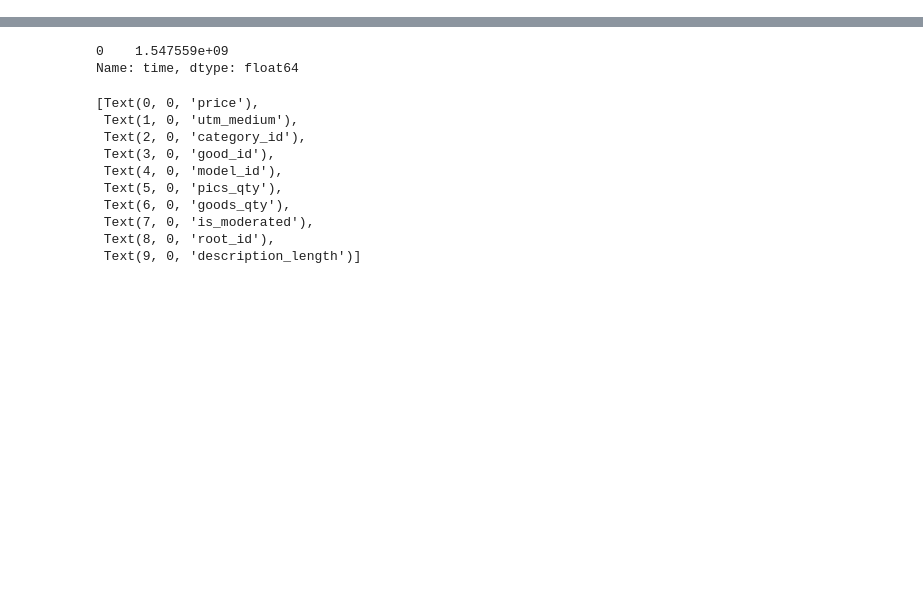
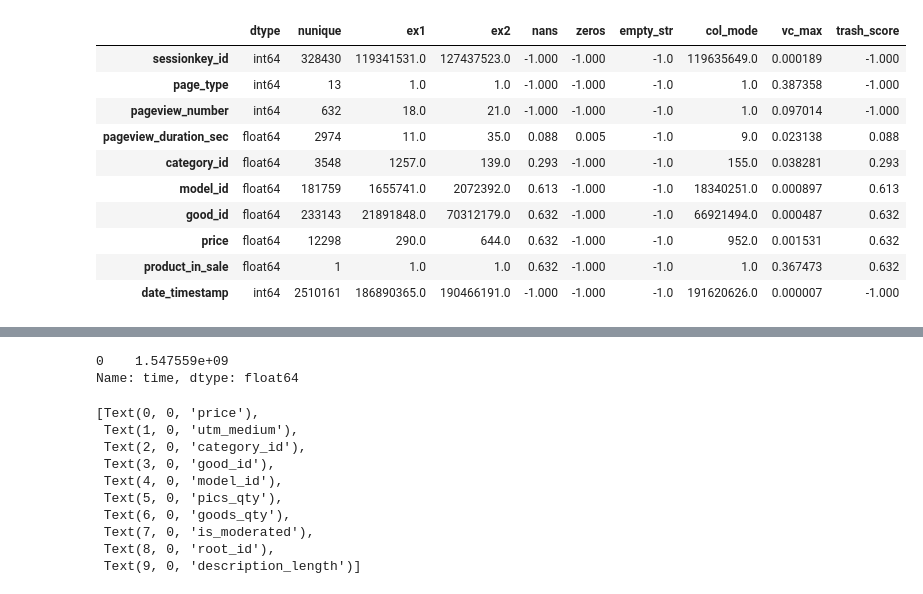
Before and after one commit to Nesterov-BA/aimasters, a Jupyter notebook: 1sem/ML1/homeworks/hw4/hw4.ipynb, the cells around one changed output, grey strips where cells are left out. Saved outputs shown, nothing was run; the diff lists cells and outputs as text; code cells hidden in the pictures; blank space fills up the shorter version.

```diff
--- a/1sem/ML1/homeworks/hw4/hw4.ipynb
+++ b/1sem/ML1/homeworks/hw4/hw4.ipynb
@@ -42 +53,15 @@ Index(['create_time', 'good_id', 'price', 'utm_medium', 'utm_source',
       dtype='object')
+# %%
+get_df_info_mine(session_data)
+# %% [output]
+|  | dtype | nunique | ex1 | ex2 | nans | zeros | empty_str | col_mode | vc_max | trash_score |
+| sessionkey_id | int64 | 328430 | 119341531.0 | 127437523.0 | -1.000 | -1.000 | -1.0 | 119635649.0 | 0.000189 | -1.000 |
+| page_type | int64 | 13 | 1.0 | 1.0 | -1.000 | -1.000 | -1.0 | 1.0 | 0.387358 | -1.000 |
+| pageview_number | int64 | 632 | 18.0 | 21.0 | -1.000 | -1.000 | -1.0 | 1.0 | 0.097014 | -1.000 |
+| pageview_duration_sec | float64 | 2974 | 11.0 | 35.0 | 0.088 | 0.005 | -1.0 | 9.0 | 0.023138 | 0.088 |
+| category_id | float64 | 3548 | 1257.0 | 139.0 | 0.293 | -1.000 | -1.0 | 155.0 | 0.038281 | 0.293 |
+| model_id | float64 | 181759 | 1655741.0 | 2072392.0 | 0.613 | -1.000 | -1.0 | 18340251.0 | 0.000897 | 0.613 |
+| good_id | float64 | 233143 | 21891848.0 | 70312179.0 | 0.632 | -1.000 | -1.0 | 66921494.0 | 0.000487 | 0.632 |
+| price | float64 | 12298 | 290.0 | 644.0 | 0.632 | -1.000 | -1.0 | 952.0 | 0.001531 | 0.632 |
+| product_in_sale | float64 | 1 | 1.0 | 1.0 | 0.632 | -1.000 | -1.0 | 1.0 | 0.367473 | 0.632 |
+| date_timestamp | int64 | 2510161 | 186890365.0 | 190466191.0 | -1.000 | -1.000 | -1.0 | 191620626.0 | 0.000007 | -1.000 |
```
Also changed, not shown: parts of 14 cells of this notebook, 6 other files.
